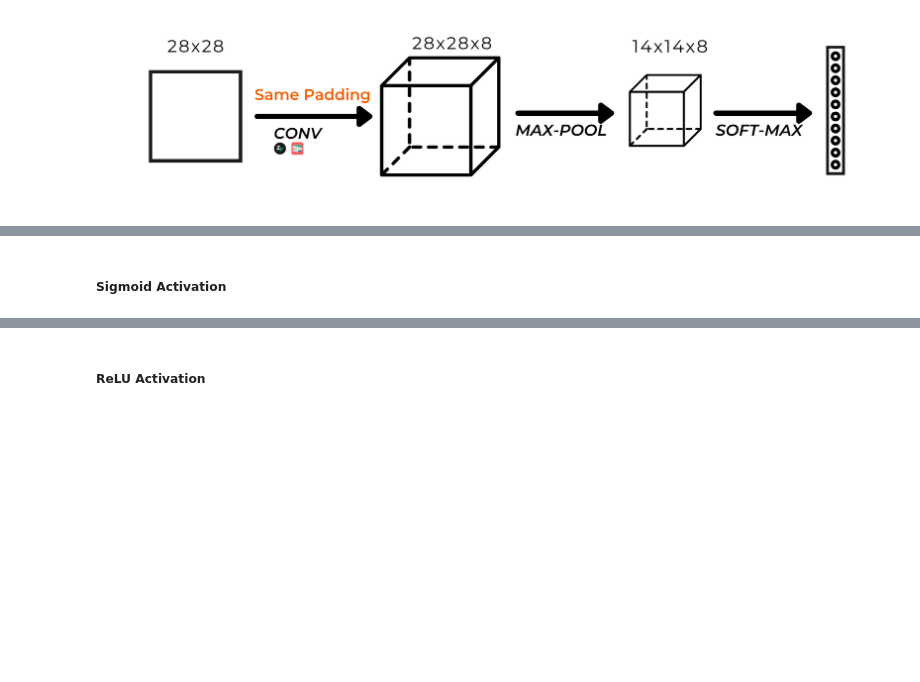
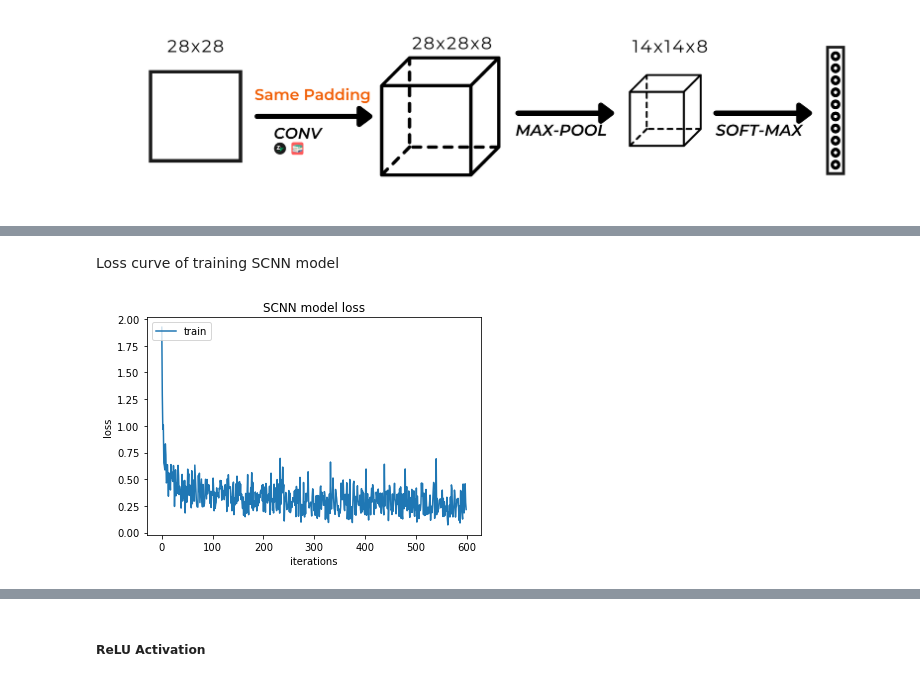
Before and after one commit to thanhhocse96/DeepLearningDemo, a Jupyter notebook: CNN.ipynb, the cells around one changed output, grey strips where cells are left out. Saved outputs shown, nothing was run; the diff lists cells and outputs as text; code cells hidden in the pictures; blank space fills up the shorter version.

Commit message:
Update Shallow CNN training

```diff
--- a/CNN.ipynb
+++ b/CNN.ipynb
@@ -263,2 +268,11 @@ $$\frac{\partial L}{\partial b} = \frac{\partial L}{\partial out} * \frac{\parti
+# %%
+def history_chart(data, title, xlabel, ylabel, legend):
+    plt.plot(data)
+    plt.title(title)
+    plt.ylabel(ylabel)
+    plt.xlabel(xlabel)
+    plt.legend([legend], loc='upper left')
+    plt.show()
+    return plt
 # %% [markdown]
 #### a. CNN models without non-linear activation layer
@@ -292,3 +306,5 @@ def train(img, label, lr=0.05):
     gradient = SCNN_conv.backpropagation(gradient, lr)
 
     return loss, acc
+# %%
+SCNN_history = {'loss': [], 'accuracy': []}
@@ -295,23 +313,29 @@ def train(img, label, lr=0.05):
 # %%
 print('MNIST Shallow CNN initialized')
 
-for epoch in range(3):
+SCNN_train_Images = trainingImages
+SCNN_train_Labels = trainingLabels
+
+for epoch in range(1):
     print('----EPOCH %d ---'%(epoch+1))
 
     #shuffle the training data
-    permutation = np.random.permutation(len(trainingImages))
-    trainingImages = trainingImages[permutation]
-    trainingLabels = trainingLabels[permutation]
+    permutation = np.random.permutation(len(SCNN_train_Images))
+    SCNN_train_Images = SCNN_train_Images[permutation]
+    SCNN_train_Labels = SCNN_train_Labels[permutation]
 
 
     loss = 0
     num_correct = 0
 
-    for i, (im, label) in enumerate(zip(trainingImages, trainingLabels)):
+    for i, (im, label) in enumerate(zip(SCNN_train_Images, SCNN_train_Labels)):
 
         #print stats every 100 steps
         if(i>0 and i % 100 == 99):
             print('[Step %d] Past 100 steps: Average Loss %.3f | Accuracy: %d%%' %(i + 1, loss / 100, num_correct))
+
+            SCNN_history['loss'].append(loss/100)
+            SCNN_history['accuracy'].append(num_correct/100)
 
             loss = 0
             num_correct = 0
@@ -321,2 +362,0 @@ for epoch in range(3):
-# %% [markdown]
-##### Sigmoid Activation
@@ -324,0 +363,6 @@ def class Sigmoid:
+# %% [markdown]
+Loss curve of training SCNN model
+# %%
+SCNN_loss_curve = history_chart(SCNN_history['loss'], 'SCNN model loss', 'iterations', 'loss', 'train')
+# %% [output]
+[figure, added]
```
Also changed, not shown: parts of 27 cells of this notebook, 1 other file.
